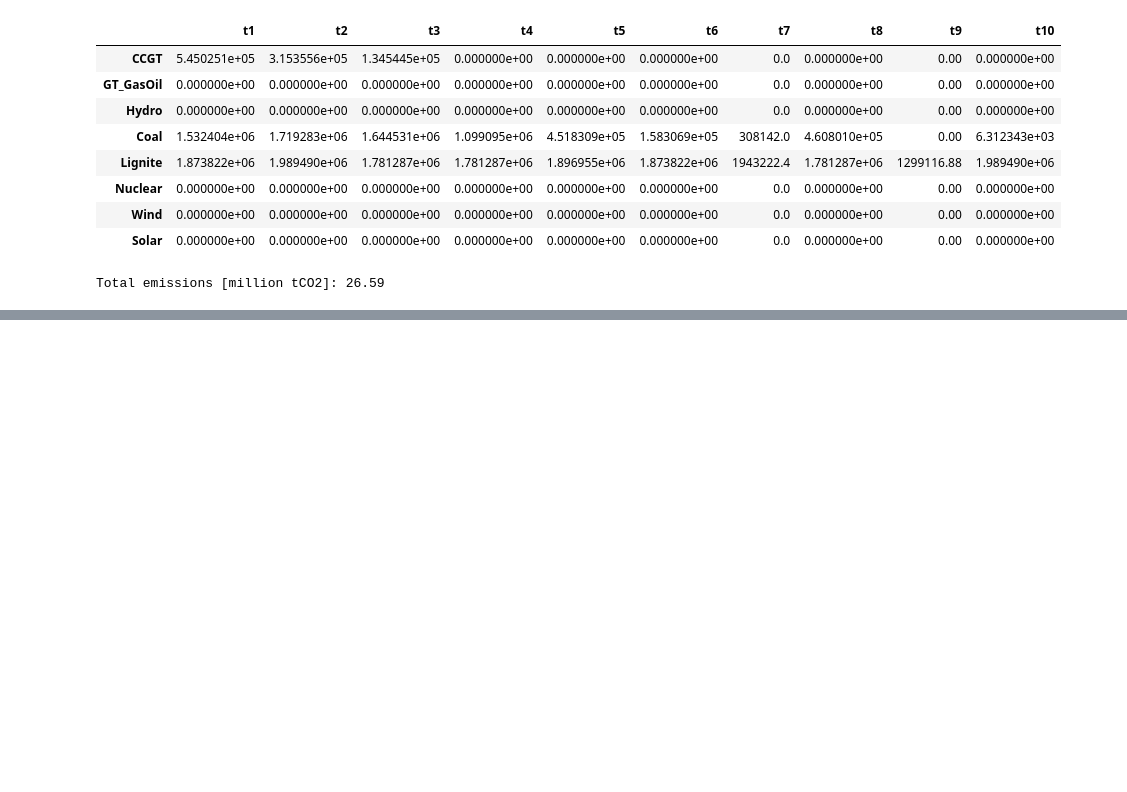
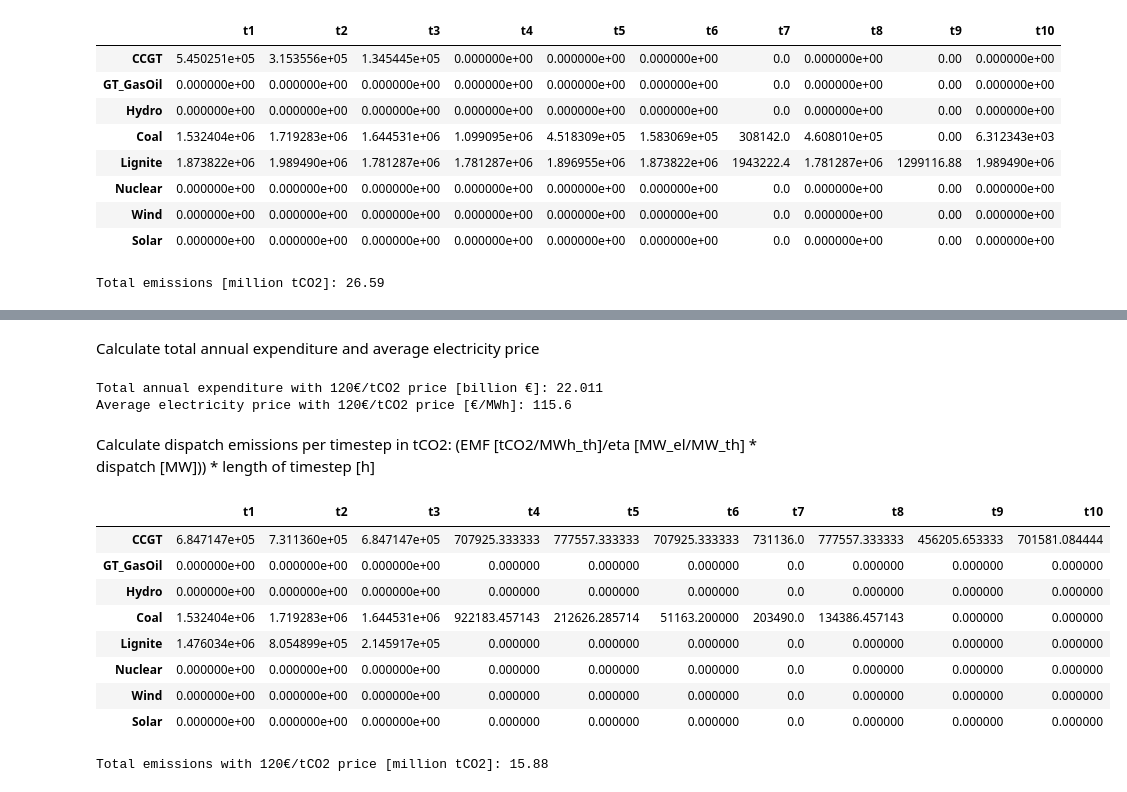
Before and after one commit to dh8sn8/Power-Plant-Dispatch, a Jupyter notebook: group_project.ipynb, the cells around one changed output, grey strips where cells are left out. Drawn from its saved outputs; the diff is of its cells as text; code cells hidden in the pictures; blank space fills up the shorter version.

```diff
--- a/group_project.ipynb
+++ b/group_project.ipynb
@@ -470,0 +487,32 @@ m.pprint()
+# %% [markdown]
+Calculate total annual expenditure and average electricity price
+# %%
+print("Total annual expenditure with 120€/tCO2 price [billion €]:", round((dispatch_costs_co2.expenditure).sum()/1e9,3))
+print("Average electricity price with 120€/tCO2 price [€/MWh]:", round(((dispatch_costs_co2.electricity_price*dispatch_costs.length).sum()/dispatch_costs.length.sum()),2))
+# %% [output]
+Total annual expenditure with 120€/tCO2 price [billion €]: 22.011
+Average electricity price with 120€/tCO2 price [€/MWh]: 115.6
+# %% [markdown]
+Calculate dispatch emissions per timestep in tCO2: (EMF [tCO2/MWh_th]/eta [MW_el/MW_th] * dispatch [MW])) * length of timestep [h]
+# %%
+dispatch_emissions_co2 = dispatch_co2.copy()
+# %%
+for i in timesteps:
+    dispatch_emissions_co2[i] = (tech_data.set_index(dispatch_co2.index)['emf'].values*dispatch_co2[i]/tech_data.set_index(dispatch_co2.index)['eta'])*duration[duration['timestep'] == 't1'].length.values[0]
+
+dispatch_emissions_co2.to_csv('results/dispatch_emissions_co2.csv')
+dispatch_emissions_co2  #total emissions per timestep, tCO2
+# %% [output]
+|  | t1 | t2 | t3 | t4 | t5 | t6 | t7 | t8 | t9 | t10 |
+| CCGT | 6.847147e+05 | 7.311360e+05 | 6.847147e+05 | 707925.333333 | 777557.333333 | 707925.333333 | 731136.0 | 777557.333333 | 456205.653333 | 701581.084444 |
+| GT_GasOil | 0.000000e+00 | 0.000000e+00 | 0.000000e+00 | 0.000000 | 0.000000 | 0.000000 | 0.0 | 0.000000 | 0.000000 | 0.000000 |
+| Hydro | 0.000000e+00 | 0.000000e+00 | 0.000000e+00 | 0.000000 | 0.000000 | 0.000000 | 0.0 | 0.000000 | 0.000000 | 0.000000 |
+| Coal | 1.532404e+06 | 1.719283e+06 | 1.644531e+06 | 922183.457143 | 212626.285714 | 51163.200000 | 203490.0 | 134386.457143 | 0.000000 | 0.000000 |
+| Lignite | 1.476034e+06 | 8.054899e+05 | 2.145917e+05 | 0.000000 | 0.000000 | 0.000000 | 0.0 | 0.000000 | 0.000000 | 0.000000 |
+| Nuclear | 0.000000e+00 | 0.000000e+00 | 0.000000e+00 | 0.000000 | 0.000000 | 0.000000 | 0.0 | 0.000000 | 0.000000 | 0.000000 |
+| Wind | 0.000000e+00 | 0.000000e+00 | 0.000000e+00 | 0.000000 | 0.000000 | 0.000000 | 0.0 | 0.000000 | 0.000000 | 0.000000 |
+| Solar | 0.000000e+00 | 0.000000e+00 | 0.000000e+00 | 0.000000 | 0.000000 | 0.000000 | 0.0 | 0.000000 | 0.000000 | 0.000000 |
+# %%
+print('Total emissions with 120€/tCO2 price [million tCO2]:', round(dispatch_emissions_co2.sum().sum()/1e6,2))
+# %% [output]
+Total emissions with 120€/tCO2 price [million tCO2]: 15.88
```
Also changed, not shown: parts of 66 cells of this notebook.
